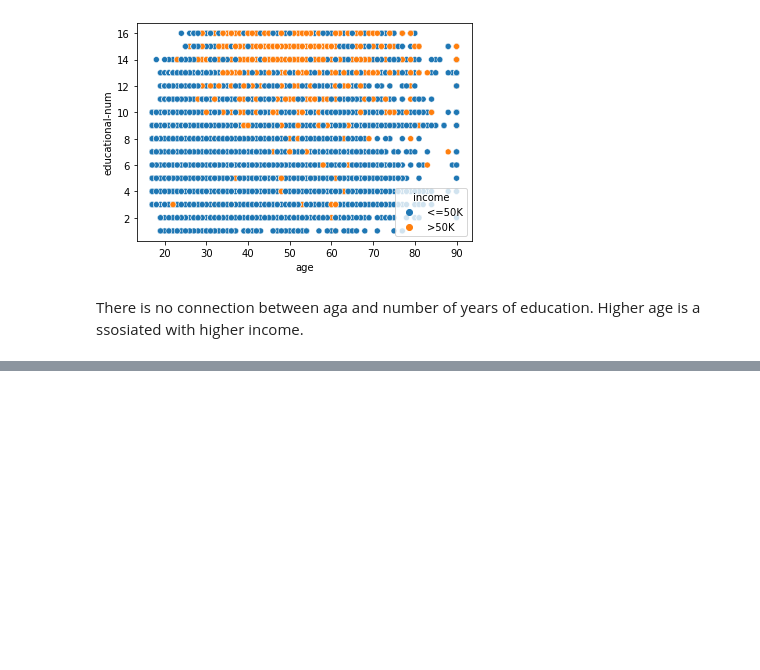
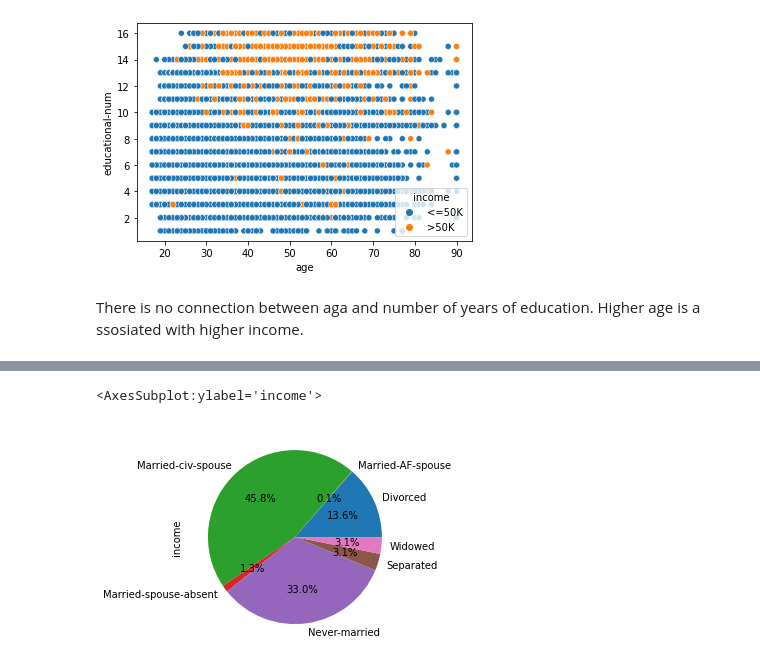
Before and after one commit to EllaKatz1/Springboard_data, a Jupyter notebook: Crafting_a_Story_from_a_Dataset/Presentation.ipynb, the cells around one changed output, grey strips where cells are left out. Cells and saved outputs as stored; diff of their text form; code cells hidden in the pictures; blank space fills up the shorter version.

```diff
--- a/Crafting_a_Story_from_a_Dataset/Presentation.ipynb
+++ b/Crafting_a_Story_from_a_Dataset/Presentation.ipynb
@@ -81,0 +101,3 @@ Higher age is a ssosiated with higher income.
+# %%
+Marital = df.groupby("marital-status")['income'].count()
+Marital
@@ -81,0 +114,5 @@ Higher age is a ssosiated with higher income.
+# %%
+Marital.plot.pie(autopct="%.1f%%")
+# %% [output]
+<AxesSubplot:ylabel='income'>
+[figure, added]
```
Also changed, not shown: parts of 8 cells of this notebook.
